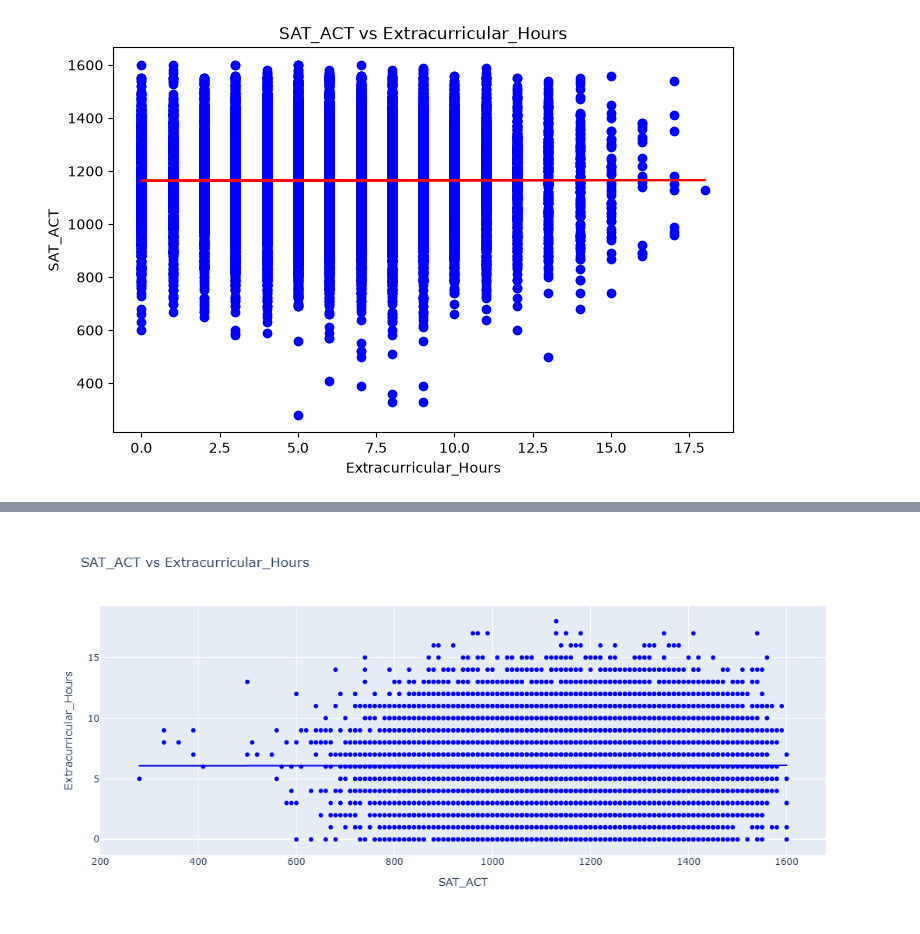
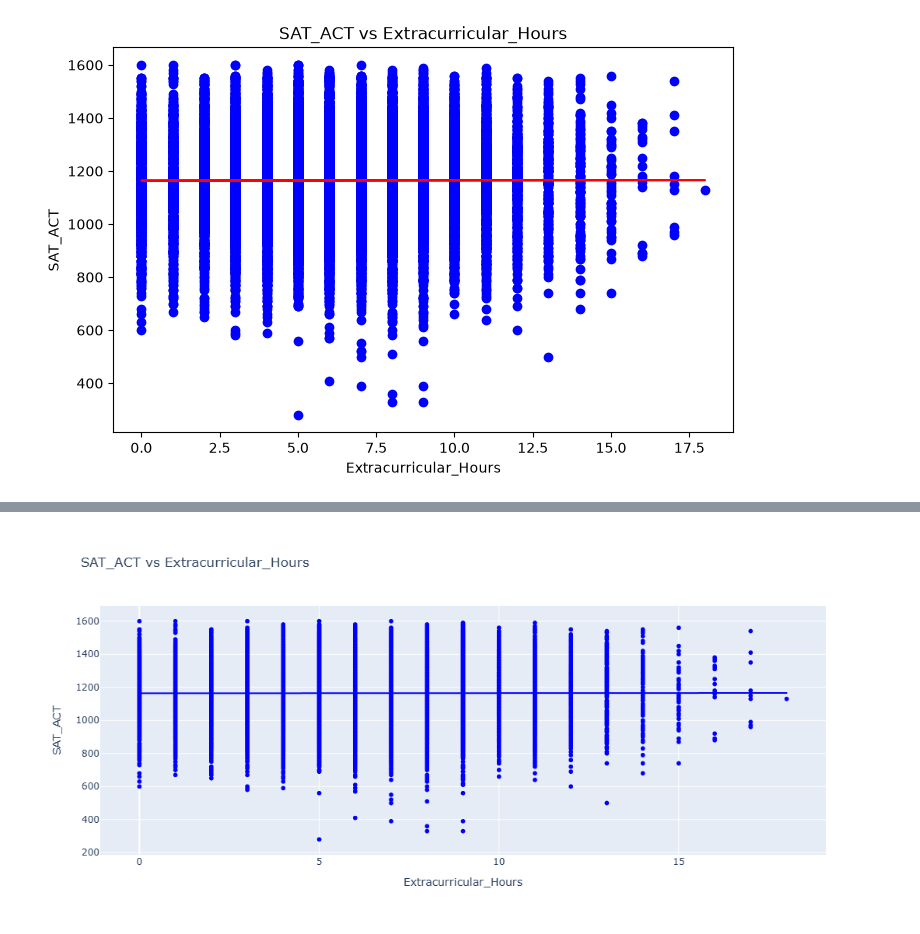
Before and after one commit to alexdleighton/Week_13_Activity, a Jupyter notebook: Week_13_Activity.ipynb, the cells around one changed output, grey strips where cells are left out. Saved outputs shown, nothing was run; the diff lists cells and outputs as text; code cells hidden in the pictures.

```diff
--- a/Week_13_Activity.ipynb
+++ b/Week_13_Activity.ipynb
@@ -180,27 +180,27 @@ plt.show()
 # %%
 #Task_03_Plotly
 
 import plotly.express as px
 
 fig = px.scatter(
     df,
-    x='SAT_ACT',
-    y='Extracurricular_Hours',
+    x='Extracurricular_Hours',
+    y='SAT_ACT',
     trendline='ols',
     color_discrete_sequence=['blue'],
     title='SAT_ACT vs Extracurricular_Hours',
     width=800,
     height=500
 )
 
 fig.update_layout(
-    xaxis_title='SAT_ACT',
-    yaxis_title='Extracurricular_Hours'
+    xaxis_title='Extracurricular_Hours',
+    yaxis_title='SAT_ACT'
 )
 
 fig.show()
 # %% [output]
-[figure, old version]
+[figure, new version]
 # %%
 #Task_04
 
```
Also changed, not shown: parts of 2 cells of this notebook.
